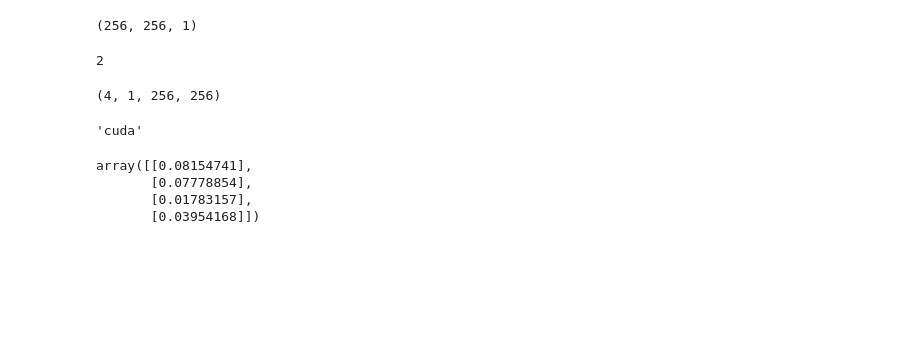
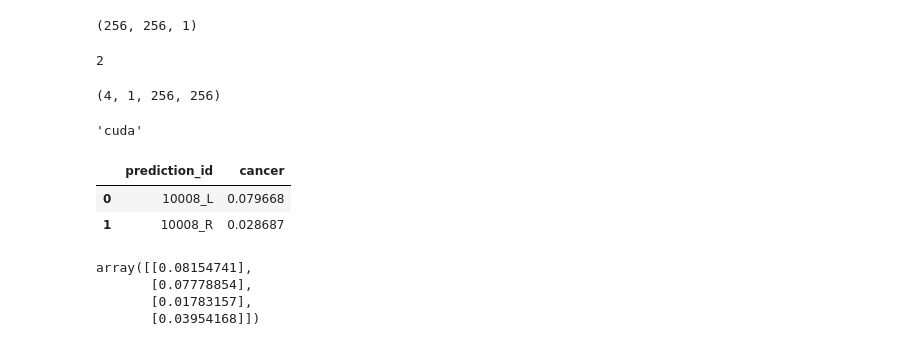
Before and after one commit to sunny1401/backbone_models_cv_nlp, a Jupyter notebook: breast_cancer_detection_on_rsna_images.ipynb, the cells around one changed output. Cells and saved outputs as stored; diff of their text form; code cells hidden in the pictures; blank space fills up the shorter version.

Commit message:
Kaggle Notebook | BreastCancerDetection | Version 6

```diff
--- a/breast_cancer_detection_on_rsna_images.ipynb
+++ b/breast_cancer_detection_on_rsna_images.ipynb
@@ -1043,8 +1043,14 @@ df["cancer"] = outputs
 # %%
 df = df.groupby(["prediction_id"])["cancer"].mean()
 # %%
-df= df.reset_index()
-df.to_csv("submissions.csv", index=False)
+df= df[["prediction_id", "cancer"]]
+df.to_csv("submission.csv", index=False)
+# %%
+df
+# %% [output]
+|  | prediction_id | cancer |
+| 0 | 10008_L | 0.079668 |
+| 1 | 10008_R | 0.028687 |
 # %%
 outputs
 # %% [output]
```
